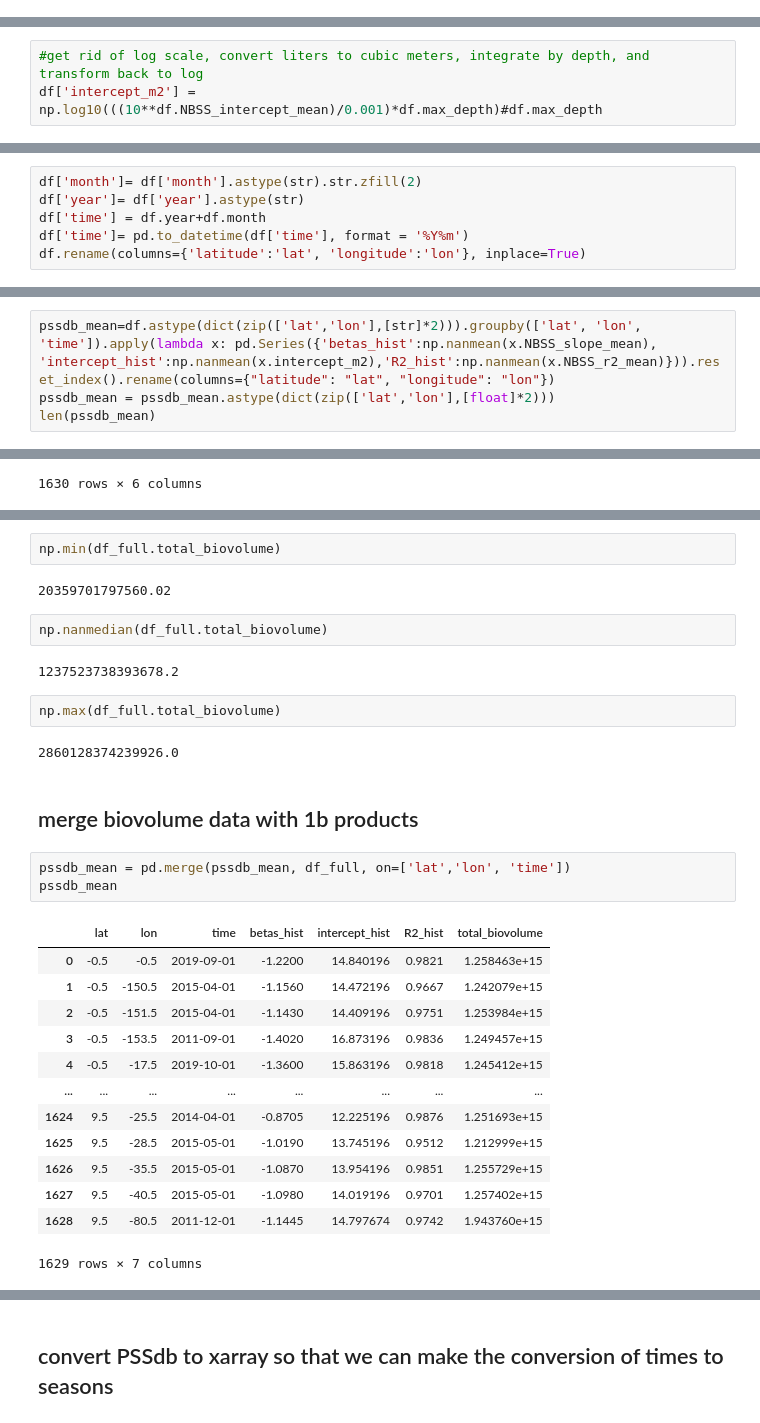
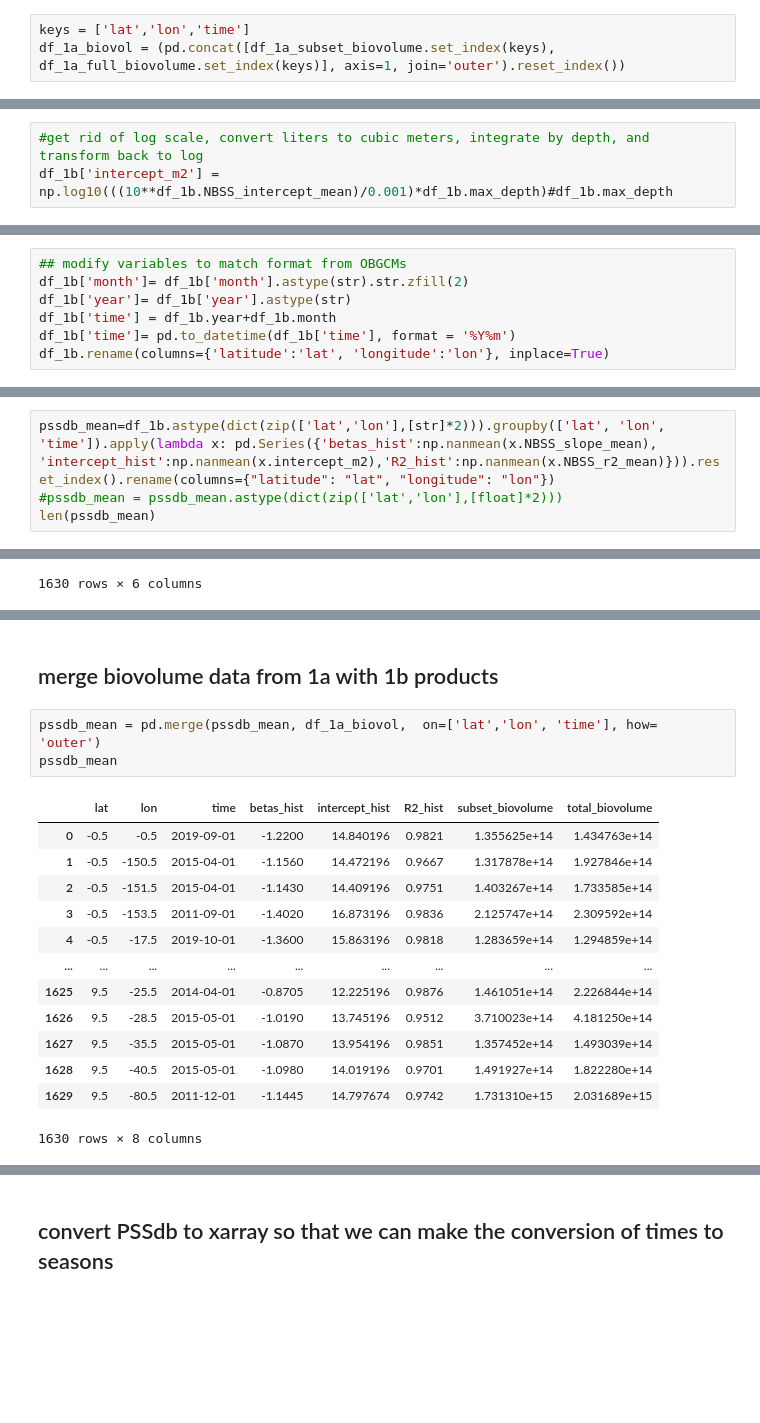
Before and after one commit to MarCorralesU/CMIP6_size_spectra, a Jupyter notebook: scripts/2_PSSdb_processing.ipynb, the cells around one changed output, grey strips where cells are left out. Saved outputs shown, nothing was run; the diff lists cells and outputs as text; blank space fills up the shorter version.

Commit message:
fixed PSSdb biovolume calculations

```diff
--- a/scripts/2_PSSdb_processing.ipynb
+++ b/scripts/2_PSSdb_processing.ipynb
@@ -30,0 +98,3 @@ df_1a=pd.concat(map((lambda path: (pd.read_csv(path))), PSSdb_1a_files)).reset_i
+# %%
+keys = ['lat','lon','time']
+df_1a_biovol = (pd.concat([df_1a_subset_biovolume.set_index(keys), df_1a_full_biovolume.set_index(keys)], axis=1, join='outer').reset_index())
@@ -33,3 +119,3 @@ df_1a=pd.concat(map((lambda path: (pd.read_csv(path))), PSSdb_1a_files)).reset_i
 # %%
 #get rid of log scale, convert liters to cubic meters, integrate by depth, and transform back to log
-df['intercept_m2'] = np.log10(((10**df.NBSS_intercept_mean)/0.001)*df.max_depth)#df.max_depth
+df_1b['intercept_m2'] = np.log10(((10**df_1b.NBSS_intercept_mean)/0.001)*df_1b.max_depth)#df_1b.max_depth
@@ -102,7 +122,8 @@ df
 # %%
-df['month']= df['month'].astype(str).str.zfill(2)
-df['year']= df['year'].astype(str)
-df['time'] = df.year+df.month
-df['time']= pd.to_datetime(df['time'], format = '%Y%m')
-df.rename(columns={'latitude':'lat', 'longitude':'lon'}, inplace=True)
+## modify variables to match format from OBGCMs
+df_1b['month']= df_1b['month'].astype(str).str.zfill(2)
+df_1b['year']= df_1b['year'].astype(str)
+df_1b['time'] = df_1b.year+df_1b.month
+df_1b['time']= pd.to_datetime(df_1b['time'], format = '%Y%m')
+df_1b.rename(columns={'latitude':'lat', 'longitude':'lon'}, inplace=True)
 # %%
@@ -146,8 +167,8 @@ np.max(df.NBSS_r2_mean)
 # %% [output]
 0.9977
 # %%
-pssdb_mean=df.astype(dict(zip(['lat','lon'],[str]*2))).groupby(['lat', 'lon', 'time']).apply(lambda x: pd.Series({'betas_hist':np.nanmean(x.NBSS_slope_mean), 'intercept_hist':np.nanmean(x.intercept_m2),'R2_hist':np.nanmean(x.NBSS_r2_mean)})).reset_index().rename(columns={"latitude": "lat", "longitude": "lon"})
-pssdb_mean = pssdb_mean.astype(dict(zip(['lat','lon'],[float]*2)))
+pssdb_mean=df_1b.astype(dict(zip(['lat','lon'],[str]*2))).groupby(['lat', 'lon', 'time']).apply(lambda x: pd.Series({'betas_hist':np.nanmean(x.NBSS_slope_mean), 'intercept_hist':np.nanmean(x.intercept_m2),'R2_hist':np.nanmean(x.NBSS_r2_mean)})).reset_index().rename(columns={"latitude": "lat", "longitude": "lon"})
+#pssdb_mean = pssdb_mean.astype(dict(zip(['lat','lon'],[float]*2)))
 len(pssdb_mean)
 # %% [output]
 1630
@@ -248,31 +191,19 @@ len(df_full)
-# %%
-np.min(df_full.total_biovolume)
-# %% [output]
-20359701797560.02
-# %%
-np.nanmedian(df_full.total_biovolume)
-# %% [output]
-1237523738393678.2
-# %%
-np.max(df_full.total_biovolume)
-# %% [output]
-2860128374239926.0
 # %% [markdown]
-## merge biovolume data with 1b products
+## merge biovolume data from 1a with 1b products
 # %%
-pssdb_mean = pd.merge(pssdb_mean, df_full, on=['lat','lon', 'time'])
+pssdb_mean = pd.merge(pssdb_mean, df_1a_biovol,  on=['lat','lon', 'time'], how= 'outer')
 pssdb_mean
 # %% [output]
-|  | lat | lon | time | betas_hist | intercept_hist | R2_hist | total_biovolume |
-| 0 | -0.5 | -0.5 | 2019-09-01 | -1.2200 | 14.840196 | 0.9821 | 1.258463e+15 |
-| 1 | -0.5 | -150.5 | 2015-04-01 | -1.1560 | 14.472196 | 0.9667 | 1.242079e+15 |
-| 2 | -0.5 | -151.5 | 2015-04-01 | -1.1430 | 14.409196 | 0.9751 | 1.253984e+15 |
-| 3 | -0.5 | -153.5 | 2011-09-01 | -1.4020 | 16.873196 | 0.9836 | 1.249457e+15 |
-| 4 | -0.5 | -17.5 | 2019-10-01 | -1.3600 | 15.863196 | 0.9818 | 1.245412e+15 |
-| ... | ... | ... | ... | ... | ... | ... | ... |
-| 1624 | 9.5 | -25.5 | 2014-04-01 | -0.8705 | 12.225196 | 0.9876 | 1.251693e+15 |
-| 1625 | 9.5 | -28.5 | 2015-05-01 | -1.0190 | 13.745196 | 0.9512 | 1.212999e+15 |
-| 1626 | 9.5 | -35.5 | 2015-05-01 | -1.0870 | 13.954196 | 0.9851 | 1.255729e+15 |
-| 1627 | 9.5 | -40.5 | 2015-05-01 | -1.0980 | 14.019196 | 0.9701 | 1.257402e+15 |
-| 1628 | 9.5 | -80.5 | 2011-12-01 | -1.1445 | 14.797674 | 0.9742 | 1.943760e+15 |
+|  | lat | lon | time | betas_hist | intercept_hist | R2_hist | subset_biovolume | total_biovolume |
+| 0 | -0.5 | -0.5 | 2019-09-01 | -1.2200 | 14.840196 | 0.9821 | 1.355625e+14 | 1.434763e+14 |
+| 1 | -0.5 | -150.5 | 2015-04-01 | -1.1560 | 14.472196 | 0.9667 | 1.317878e+14 | 1.927846e+14 |
+| 2 | -0.5 | -151.5 | 2015-04-01 | -1.1430 | 14.409196 | 0.9751 | 1.403267e+14 | 1.733585e+14 |
+| 3 | -0.5 | -153.5 | 2011-09-01 | -1.4020 | 16.873196 | 0.9836 | 2.125747e+14 | 2.309592e+14 |
+| 4 | -0.5 | -17.5 | 2019-10-01 | -1.3600 | 15.863196 | 0.9818 | 1.283659e+14 | 1.294859e+14 |
+| ... | ... | ... | ... | ... | ... | ... | ... | ... |
+| 1625 | 9.5 | -25.5 | 2014-04-01 | -0.8705 | 12.225196 | 0.9876 | 1.461051e+14 | 2.226844e+14 |
+| 1626 | 9.5 | -28.5 | 2015-05-01 | -1.0190 | 13.745196 | 0.9512 | 3.710023e+14 | 4.181250e+14 |
+| 1627 | 9.5 | -35.5 | 2015-05-01 | -1.0870 | 13.954196 | 0.9851 | 1.357452e+14 | 1.493039e+14 |
+| 1628 | 9.5 | -40.5 | 2015-05-01 | -1.0980 | 14.019196 | 0.9701 | 1.491927e+14 | 1.822280e+14 |
+| 1629 | 9.5 | -80.5 | 2011-12-01 | -1.1445 | 14.797674 | 0.9742 | 1.731310e+15 | 2.031689e+15 |
-1629 rows × 7 columns
+1630 rows × 8 columns
```
Also changed, not shown: parts of 68 cells of this notebook.
